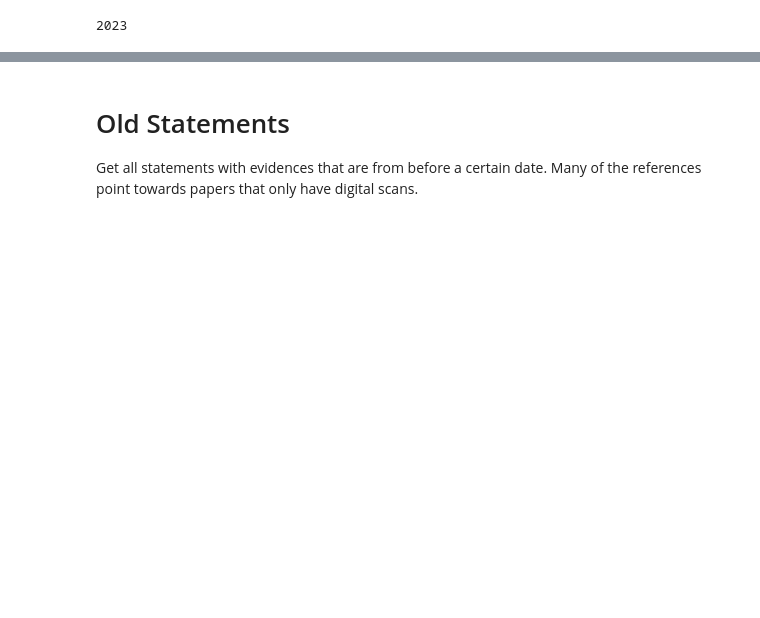
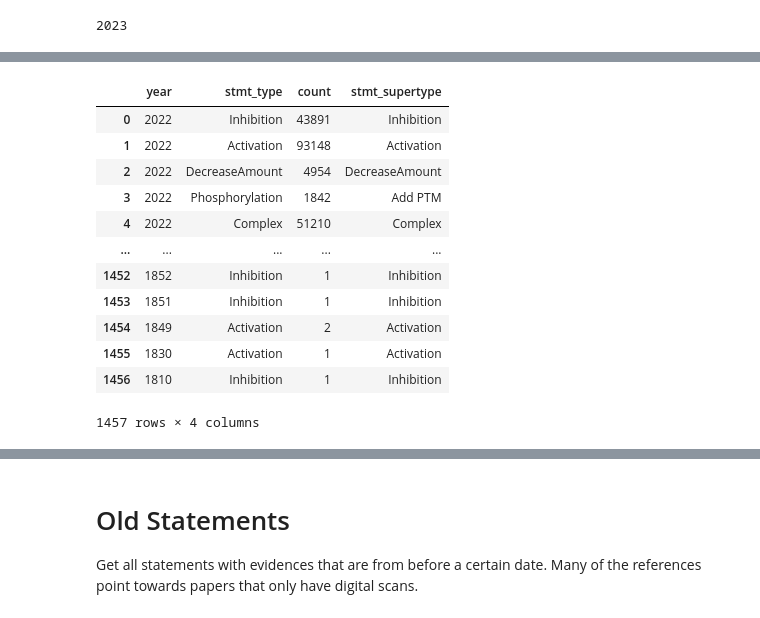
Before and after one commit to gyorilab/indra_cogex, a Jupyter notebook: notebooks/INDRA Database Summary.ipynb, the cells around one changed output, grey strips where cells are left out. Drawn from its saved outputs; the diff is of its cells as text; code cells hidden in the pictures; blank space fills up the shorter version.

```diff
--- a/notebooks/INDRA Database Summary.ipynb
+++ b/notebooks/INDRA Database Summary.ipynb
@@ -136,0 +152,38 @@ Wall time: 3min 21s
+# %%
+stmt_type_map = {
+    "Inhibition",
+    "Activation",
+    "IncreaseAmount",
+    "DecreaseAmount",
+    "Complex",
+    "Gap",
+    "Gep",
+    "Gef",
+    "GtpActivation",
+}
+
+
+def _map_stmt_type(x):
+    if x in stmt_type_map:
+        return x
+    if x.startswith("De"):
+        return "Remove PTM"
+    return "Add PTM"
+
+
+df4["stmt_supertype"] = df4["stmt_type"].map(_map_stmt_type)
+df4
+# %% [output]
+|  | year | stmt_type | count | stmt_supertype |
+| 0 | 2022 | Inhibition | 43891 | Inhibition |
+| 1 | 2022 | Activation | 93148 | Activation |
+| 2 | 2022 | DecreaseAmount | 4954 | DecreaseAmount |
+| 3 | 2022 | Phosphorylation | 1842 | Add PTM |
+| 4 | 2022 | Complex | 51210 | Complex |
+| ... | ... | ... | ... | ... |
+| 1452 | 1852 | Inhibition | 1 | Inhibition |
+| 1453 | 1851 | Inhibition | 1 | Inhibition |
+| 1454 | 1849 | Activation | 2 | Activation |
+| 1455 | 1830 | Activation | 1 | Activation |
+| 1456 | 1810 | Inhibition | 1 | Inhibition |
+1457 rows × 4 columns
```
Also changed, not shown: parts of 24 cells of this notebook.
